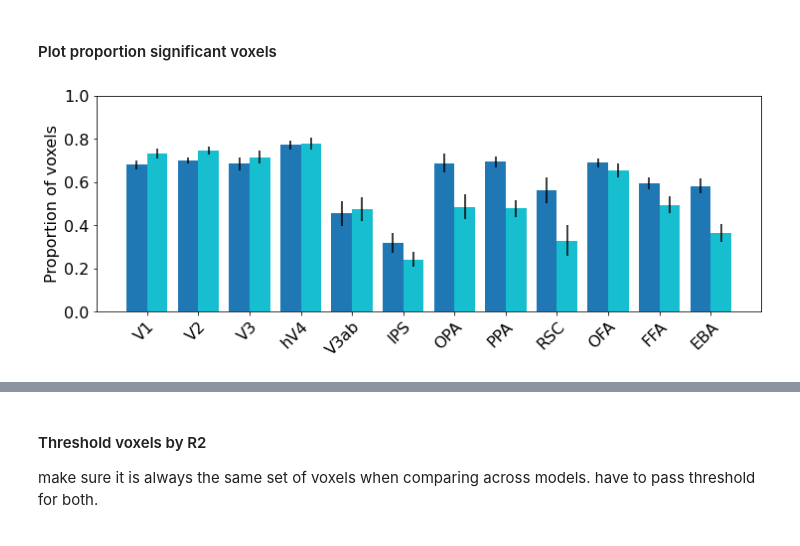
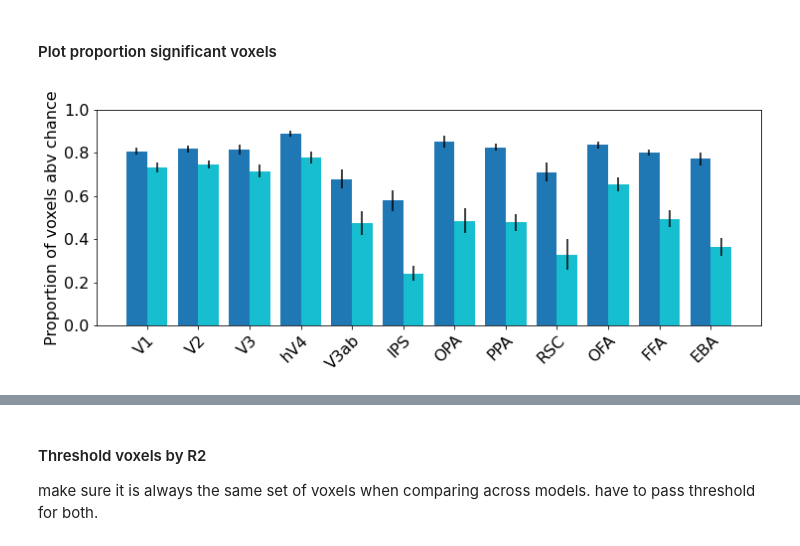
Before and after one commit to mmhenderson/image_stats_gabor, a Jupyter notebook: plot_feature_selectivity/plot_gabor_tuning_semresiduals.ipynb, the cells around one changed output, grey strips where cells are left out. Drawn from its saved outputs; the diff is of its cells as text; code cells hidden in the pictures.

```diff
--- a/plot_feature_selectivity/plot_gabor_tuning_semresiduals.ipynb
+++ b/plot_feature_selectivity/plot_gabor_tuning_semresiduals.ipynb
@@ -90,38 +112,21 @@ _, pvals_rois_modelsig_fdr = stats_utils.fdr_keepshape(pvals_rois_modelsig, alph
-# %%
-propvox_orig = np.zeros((n_subjects, n_rois))
-for si in range(n_subjects):
-    r2_orig = out1[si]['val_r2']
-    for rr in range(n_rois):
-        abv_thresh = summary_plots.get_noise_ceiling(out1[si])>0.01
-        inds = roi_def.ss_roi_defs[si].get_indices(rr) & abv_thresh
-        propvox_orig[si,rr] = np.mean(r2_orig[inds]>0.01)
 # %% [markdown]
 #### Plot proportion significant voxels
 # %%
 plt.rcParams['pdf.fonttype']=42
 
 ylims = [0, 1.0]
 
-vals = np.concatenate([propvox_orig[:,:,None],propvox_modelsig[:,:,None]], axis=2)
+vals = np.concatenate([propvox_orig[:,:,None],propvox_resid[:,:,None]], axis=2)
 
 mean_vals = np.mean(vals, axis=0)
 sem_vals = np.std(vals, axis=0) / np.sqrt(n_subjects)
 
 plot_utils.set_all_font_sizes(fs = 16)
 fh = plot_utils.plot_multi_bars(mean_data=mean_vals, err_data=sem_vals, \
                                 # colors=np.array([[0.8, 0.8, 0.8]]),
                                 space=0.1, \
-                xticklabels=roi_names, ylabel='Proportion of voxels', \
+                xticklabels=roi_names, ylabel='Proportion of voxels abv chance', \
                 ylim=ylims, horizontal_line_pos=None,\
                 fig_size=(12,4))
-
-# # now adding single subjects to the plot too
-# subcolors = cm.Greens(np.linspace(0,1,n_subjects+2))[2:,:]
-# for ss in range(n_subjects):
-#     plt.plot(np.arange(n_rois), vals[ss,:,0],'o',markersize=10, markeredgecolor='none', \
-#              markerfacecolor=subcolors[ss,:], zorder=15)
-
-# fn2save = os.path.join(default_paths.fig_path, 'texture_propsig_summary.pdf')
-# plt.savefig(fn2save)
 # %% [output]
-[figure, old version]
+[figure, new version]
```
Also changed, not shown: parts of 21 cells of this notebook, 7 other files.
